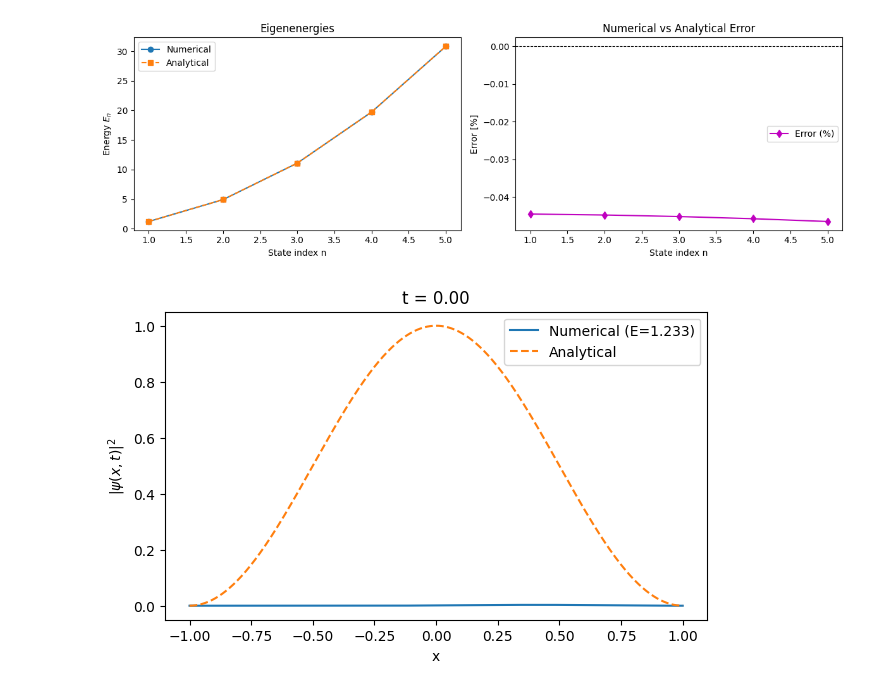
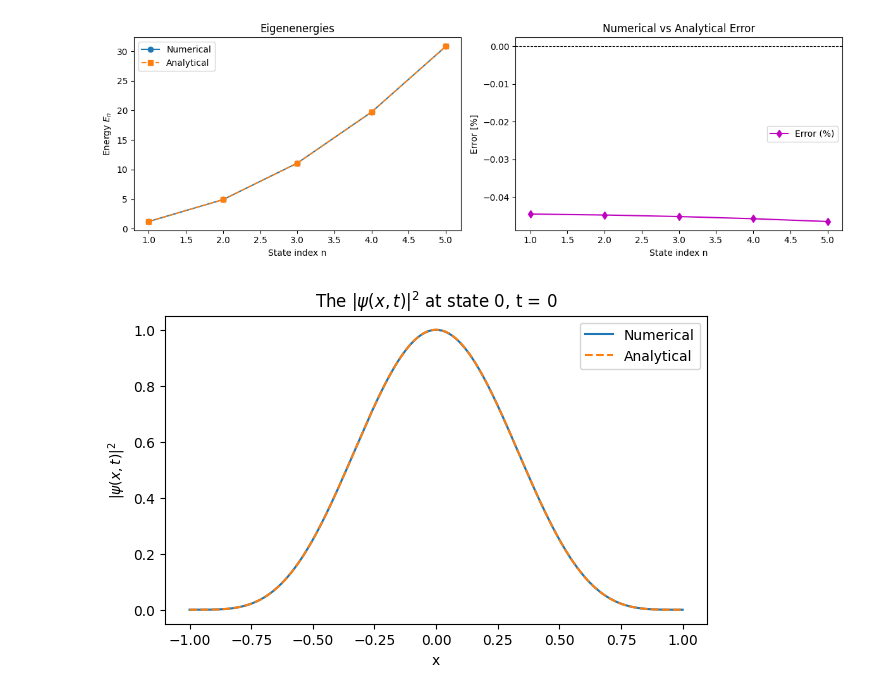
Before and after one commit to Abdulrahman-MA/Numerical-Exploration-of-Quantum-Dynamics-in-Potential-Wells-and-Barriers, a Jupyter notebook: 1D-Schrödinger/InfiniteWell/Infinite-Well.ipynb, the cells around one changed output. Cells and saved outputs as stored; diff of their text form; code cells hidden in the pictures.

```diff
--- a/1D-Schrödinger/InfiniteWell/Infinite-Well.ipynb
+++ b/1D-Schrödinger/InfiniteWell/Infinite-Well.ipynb
@@ -119,8 +116,17 @@ def plot_snapshot(file_path, state=0, time_index=0, analytical=None):
     plt.show()
 # %%
-# Suppose you already computed analytical (x_ana, psi_ana)
-plot_snapshot("Data/Numerical/simulation_data.h5",
-              state=0, time_index=000,
-              analytical=(x_ana, psi_ana[0]))
+'''-----Parameters-----'''
+n = 0       #The State
+t = 0       #The Time Snapshot
+
+with h5py.File(num_file, "r") as f_num, h5py.File(ana_file, "r") as f_ana:
+    psi_num = f_num["psi_prob"][n,:,:]
+
+plot_snapshot(
+    state=n,
+    time_index=t,
+    analytical=(x_ana, psi_ana[n]),
+    numeric=(x_num, psi_num)
+)
 # %% [output]
-[figure, old version]
+[figure, new version]
```
Also changed, not shown: parts of 2 cells of this notebook, 7 other files.
